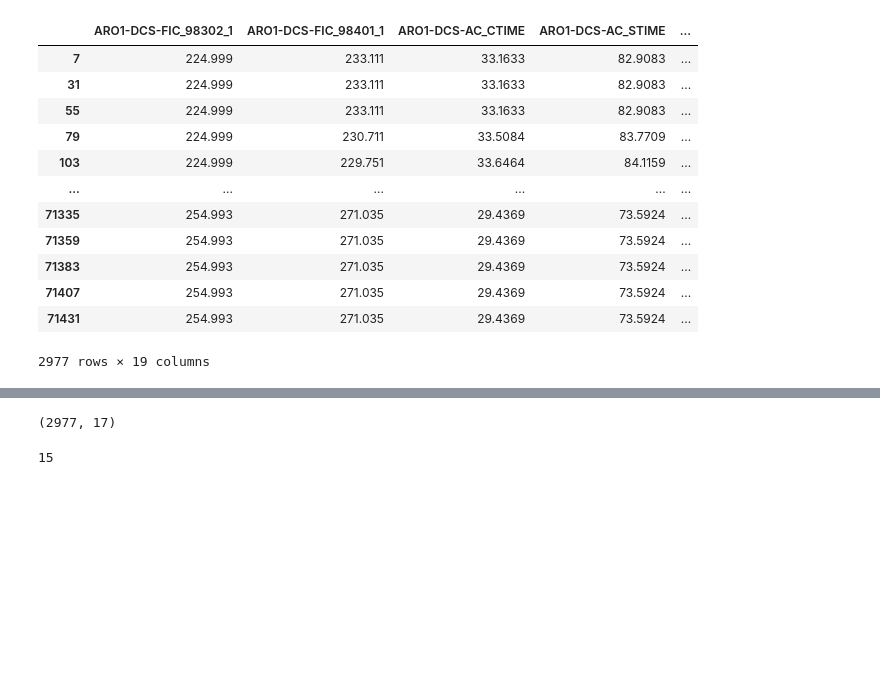
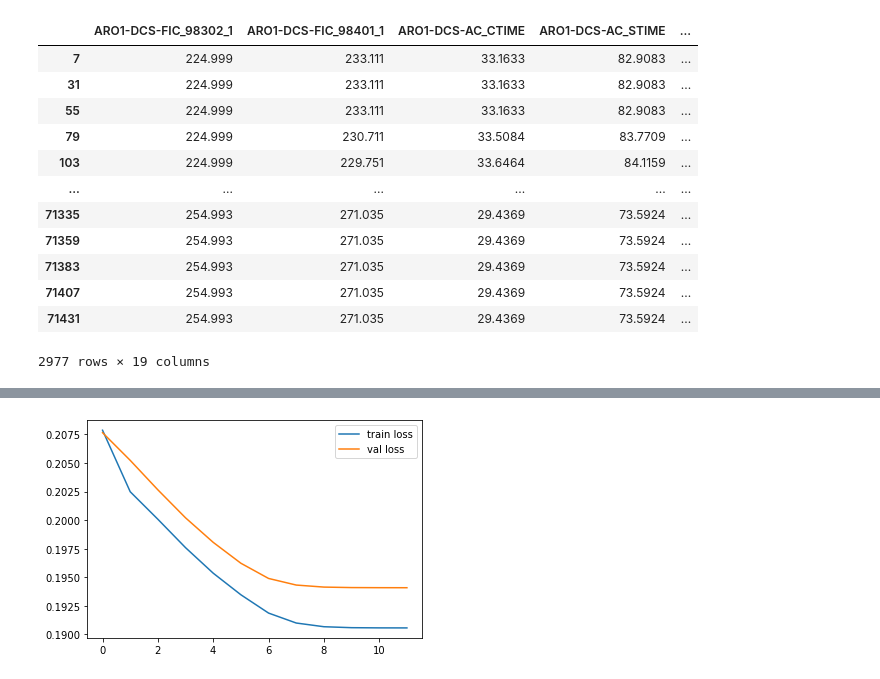
Before and after one commit to skywalker0803r/R911R912, a Jupyter notebook: notebook/poc.ipynb, the cells around one changed output, grey strips where cells are left out. Cells and saved outputs as stored; diff of their text form; code cells hidden in the pictures; blank space fills up the shorter version.

```diff
--- a/notebook/poc.ipynb
+++ b/notebook/poc.ipynb
@@ -61,9 +61,12 @@ from torch.utils.data import DataLoader,TensorDataset
 from torch import FloatTensor
 from torch.nn import SmoothL1Loss
 from torch.optim import Adam
-from tqdm import tqdm
+from tqdm import tqdm_notebook as  tqdm
+from copy import deepcopy
 import xgboost
 from xgboost import XGBRegressor
+from sklearn.svm import SVR
+from sklearn.multioutput import MultiOutputRegressor
 s_col = list(set(s_col))
 a_col = list(set(a_col))
 y_col = list(set(y_col))
@@ -72,22 +75,20 @@ for i in full.columns:
     full[i] = pd.to_numeric(full[i].values.tolist(),errors='coerce')
 mms = MinMaxScaler()
 full[:] = mms.fit_transform(full[:]).astype('float32')
+full = full.dropna(axis=0)
 x_col = s_col+a_col
-print(len(x_col),len(y_col))
 X = full[x_col].astype('float32')
 y = full[y_col].astype('float32')
 X_train, X_test, y_train, y_test = train_test_split(X, y, test_size=0.33, random_state=42)
 display(X_test.head())
 train_iter = DataLoader(TensorDataset(FloatTensor(X_train.values),FloatTensor(y_train.values)),batch_size=32)
 val_iter = DataLoader(TensorDataset(FloatTensor(X_test.values),FloatTensor(y_test.values)),batch_size=32)
-layers = [len(x_col),len(y_col)]
-model = XGBRegressor() #build_mlp(layers,activation_function=nn.ReLU(),output_activation_function=nn.ReLU())
-print(model)
-'''
+layers = [len(x_col),32,32,len(y_col)]
+model = build_mlp(layers)
 optimizer = Adam(model.parameters(),lr=1e-4)
 device = 'cpu'
 loss_fn = lambda a,b:((a-b)**2).mean()
-train_loop(
+best_model ,history = train_loop(
     model = model,
     train_loader = train_iter,
     val_loader = val_iter,
@@ -95,6 +96,4 @@ train_loop(
     device = device,
     loss_fn = loss_fn,
     max_epochs = 12)
-'''
-model.fit(X_train,y_train)
 # %% [output]
@@ -118,8 +126,8 @@ AssertionError:
-# %%
-full[x_col].astype('float32').shape
-# %% [output]
-(2977, 17)
-# %%
-len(x_col)
-# %% [output]
-15
+# %%
+import matplotlib.pyplot as plt
+plt.plot(history['train_loss'],label='train loss')
+plt.plot(history['val_loss'],label='val loss')
+plt.legend()
+plt.show()
+# %% [output]
+[figure, added]
```
Also changed, not shown: parts of 5 cells of this notebook.
